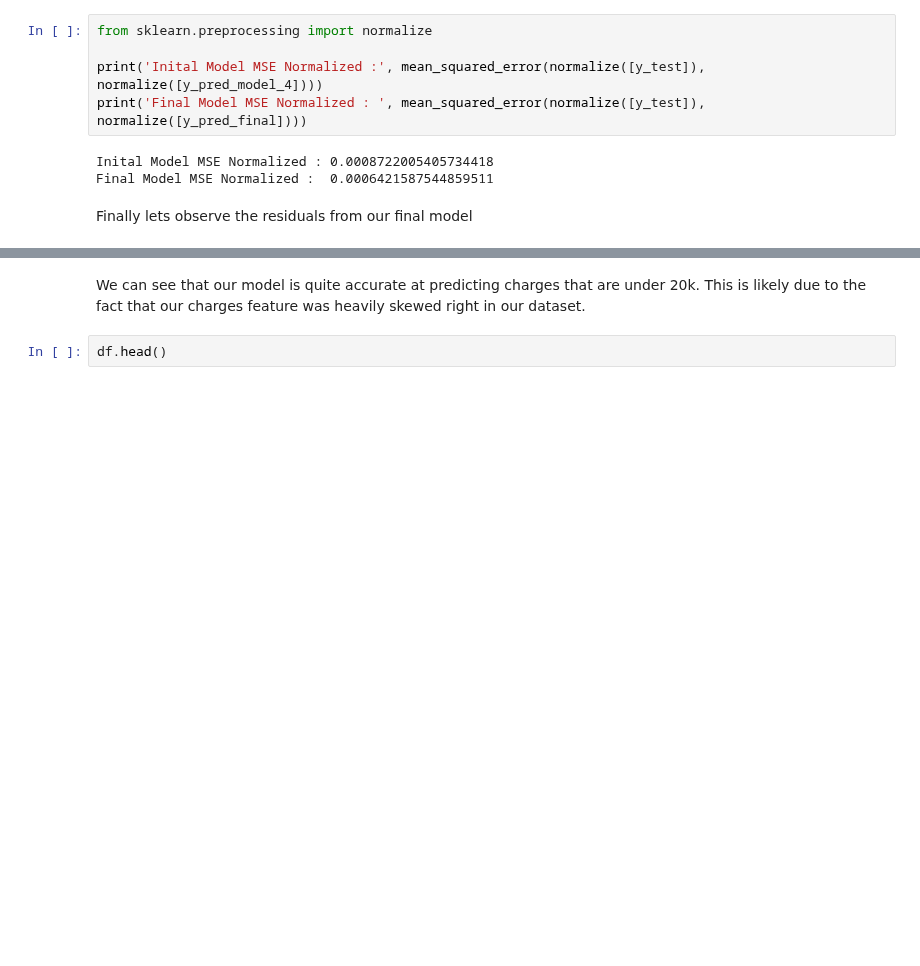
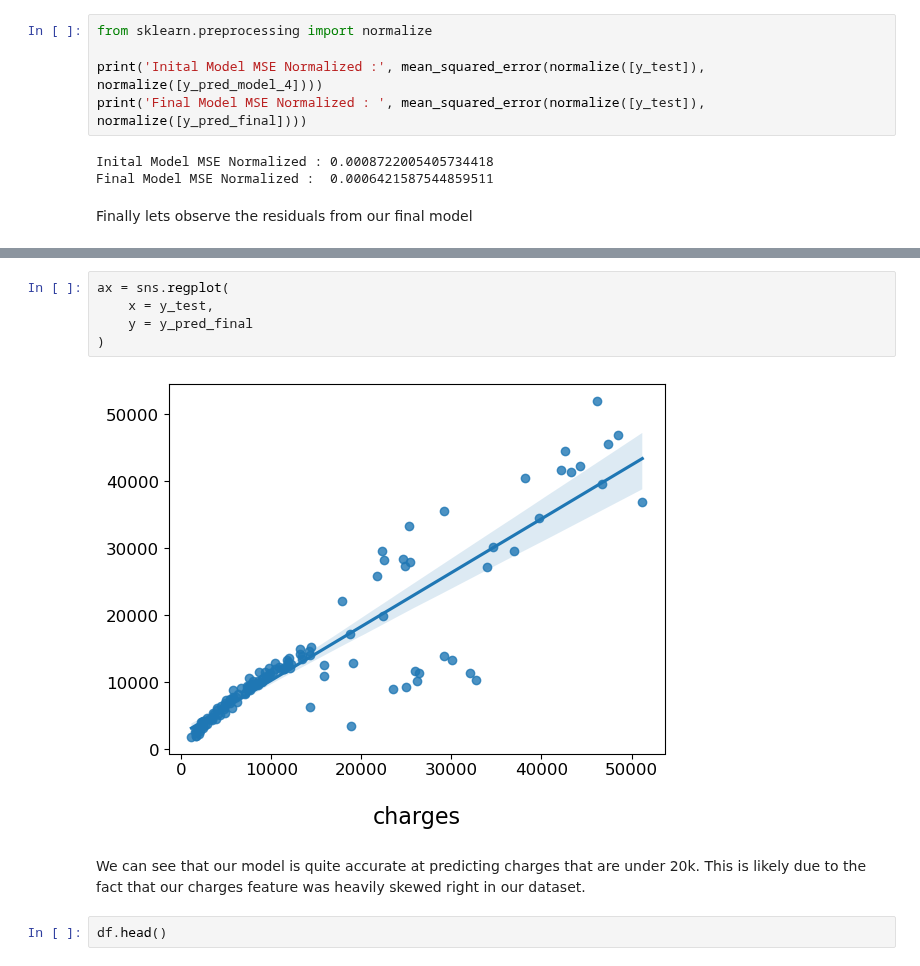
Before and after one commit to KyleThomson99/Portfolio, a Jupyter notebook: Healthcare_Cost_Analysis/Linear_model.ipynb, the cells around one changed output, grey strips where cells are left out. Saved outputs shown, nothing was run; the diff lists cells and outputs as text; blank space fills up the shorter version.

```diff
--- a/Healthcare_Cost_Analysis/Linear_model.ipynb
+++ b/Healthcare_Cost_Analysis/Linear_model.ipynb
@@ -364,3 +386,10 @@ sns.residplot(
+# %%
+ax = sns.regplot(
+    x = y_test,
+    y = y_pred_final
+)
+# %% [output]
+[figure, added]
 # %% [markdown]
 We can see that our model is quite accurate at predicting charges that are under 20k. This is likely due to the fact that our charges feature was heavily skewed right in our dataset.
 # %%
```
Also changed, not shown: parts of 7 cells of this notebook.
